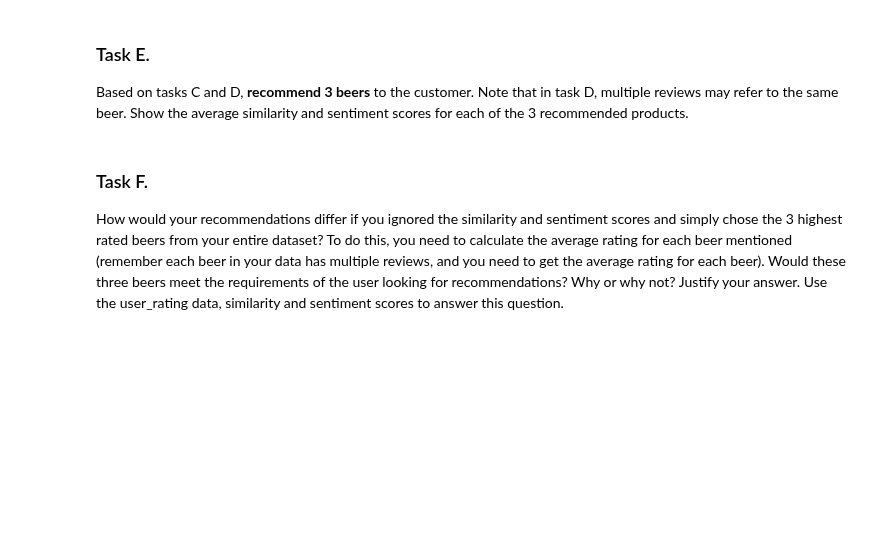
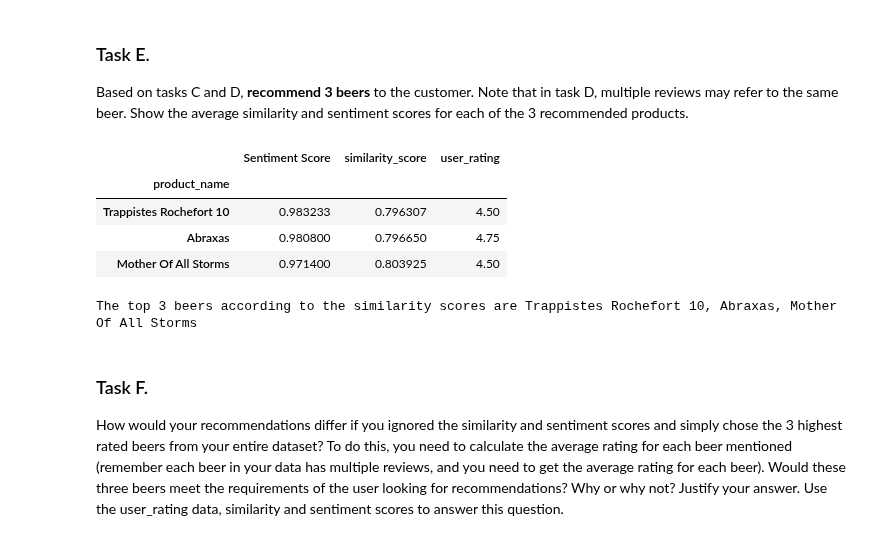
Before and after one commit to abhi-vik/ugc-analytics, a Jupyter notebook: assignments/third/Spacy Similarity.ipynb, the cells around one changed output. Drawn from its saved outputs; the diff is of its cells as text; code cells hidden in the pictures; blank space fills up the shorter version.

Commit message:
Completing tasks E and F

```diff
--- a/assignments/third/Spacy Similarity.ipynb
+++ b/assignments/third/Spacy Similarity.ipynb
@@ -289,6 +274,21 @@ df_sentiment_300.to_csv('taskD.csv', index=None)
 ### Task E.
 
 Based on tasks C and D, <b> recommend 3 beers </b> to the customer. Note that in task D, multiple reviews may refer to the same beer. Show the average similarity and sentiment scores for each of the 3 recommended products.
+# %%
+df_recommend = pd.read_csv('taskD.csv')
+# %%
+df_top3 = df_recommend.groupby(['product_name'])['Sentiment Score','similarity_score','user_rating'].mean().sort_values(by='Sentiment Score',ascending=False).head(3)
+df_top3
+# %% [output]
+|  | Sentiment Score | similarity_score | user_rating |
+| product_name |  |  |  |
+| Trappistes Rochefort 10 | 0.983233 | 0.796307 | 4.50 |
+| Abraxas | 0.980800 | 0.796650 | 4.75 |
+| Mother Of All Storms | 0.971400 | 0.803925 | 4.50 |
+# %%
+print("The top 3 beers according to the similarity scores are",', '.join(df_top3.index))
+# %% [output]
+The top 3 beers according to the similarity scores are Trappistes Rochefort 10, Abraxas, Mother Of All Storms
 # %% [markdown]
 ### Task F.
 How would your recommendations differ if you ignored the similarity and sentiment scores and simply chose the 3 highest rated beers from your entire dataset? To do this, you need to calculate the average rating for each beer mentioned (remember each beer in your data has multiple reviews, and you need to get the average rating for each beer). Would these three beers meet the requirements of the user looking for recommendations? Why or why not? Justify your answer. Use the user_rating data, similarity and sentiment scores to answer this question.
```
Also changed, not shown: parts of 18 cells of this notebook, 4 other files.
